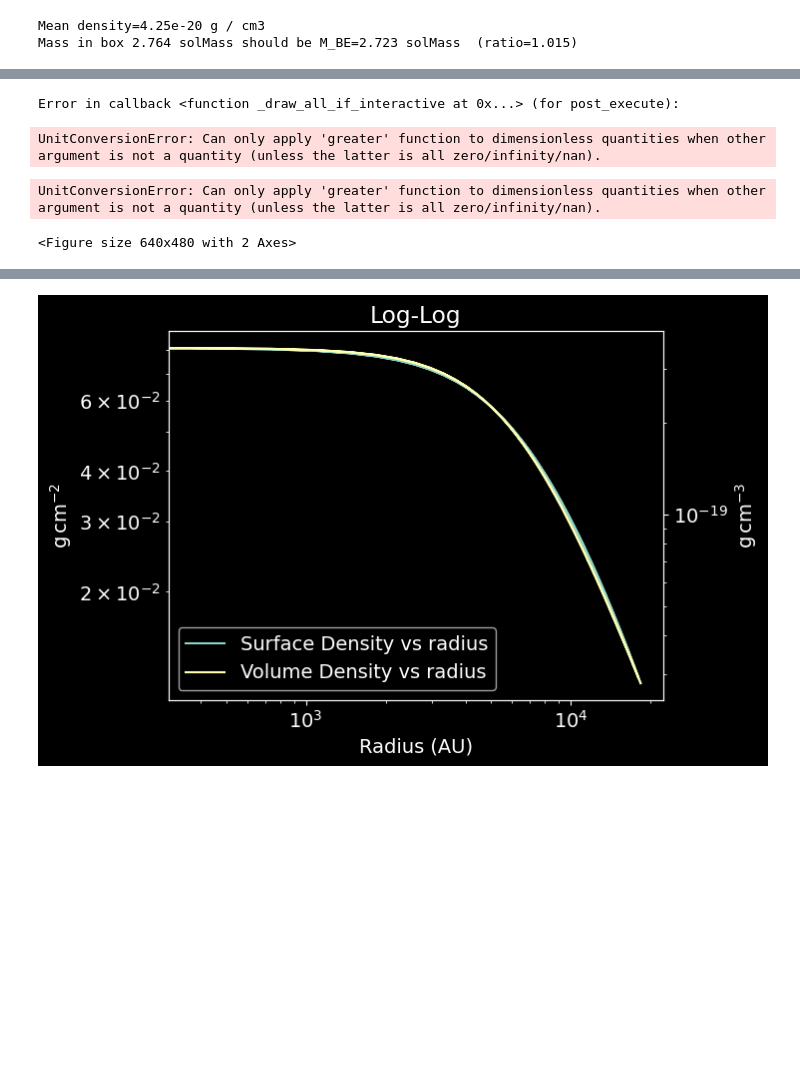
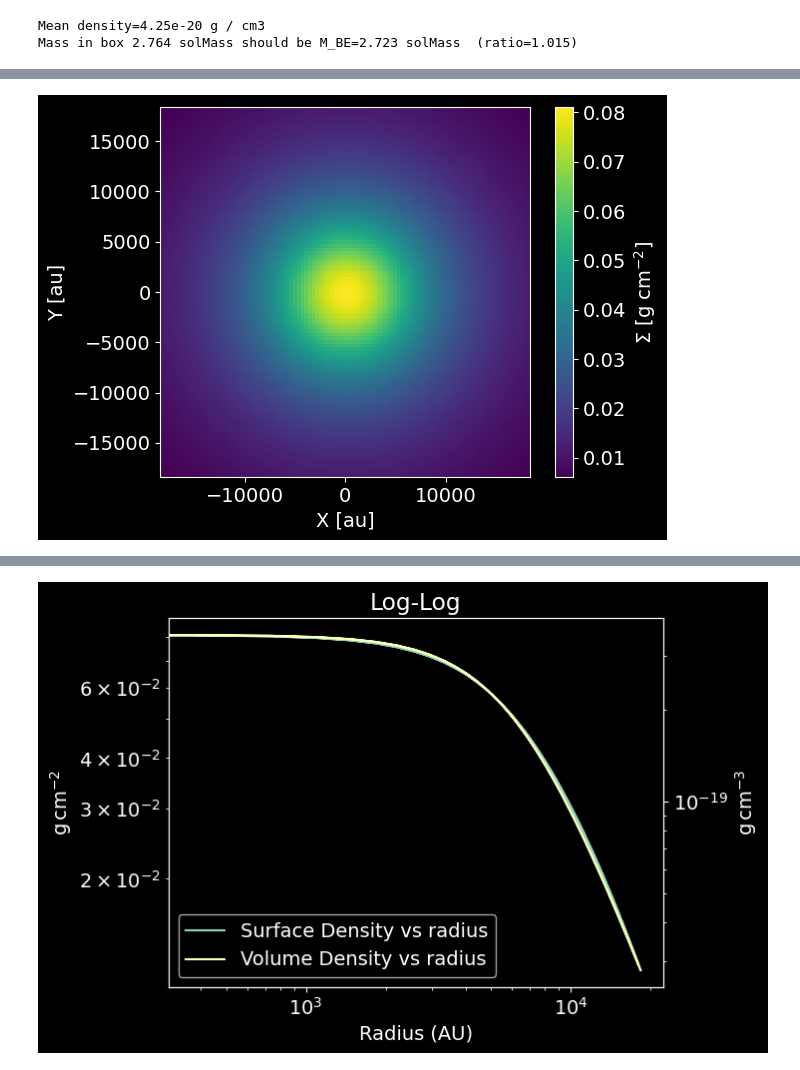
Before and after one commit to keflavich/StarFormationClass, a Jupyter notebook: lectures/Lecture 6 - Observable Properties of Cores & Filaments.ipynb, the cells around one changed output, grey strips where cells are left out. Saved outputs shown, nothing was run; the diff lists cells and outputs as text; code cells hidden in the pictures; blank space fills up the shorter version.

Commit message:
add back lost figures

```diff
--- a/lectures/Lecture 6 - Observable Properties of Cores & Filaments.ipynb
+++ b/lectures/Lecture 6 - Observable Properties of Cores & Filaments.ipynb
@@ -184,16 +184,13 @@ $[[0.0061369489,~0.0062603236,~0.0063857991,~\dots,~0.0065133433,~0.0063857991,~
  [0.0062603236,~0.0063884359,~0.0065188185,~\dots,~0.0066514421,~0.0065188185,~0.0063884359]] \; \mathrm{\frac{g}{cm^{2}}}$
 # %%
 with quantity_support():
-    pl.imshow(column, extent=[-rmax.value, rmax.value, -rmax.value, rmax.value])
+    pl.imshow(column.value, extent=[-rmax.value, rmax.value, -rmax.value, rmax.value])
     cb = pl.colorbar()
     cb.set_label("$\\Sigma$ [g cm$^{-2}$]")
     pl.xlabel("X [au]")
     pl.ylabel("Y [au]")
 # %% [output]
-Error in callback <function _draw_all_if_interactive at 0x...> (for post_execute):
-UnitConversionError: Can only apply 'greater' function to dimensionless quantities when other argument is not a quantity (unless the latter is all zero/infinity/nan).
-UnitConversionError: Can only apply 'greater' function to dimensionless quantities when other argument is not a quantity (unless the latter is all zero/infinity/nan).
-<Figure size 640x480 with 2 Axes>
+[figure, added]
 # %%
 # same plot log-scaled
 with quantity_support():
```
Also changed, not shown: parts of 1 cell of this notebook, 27 other files.
